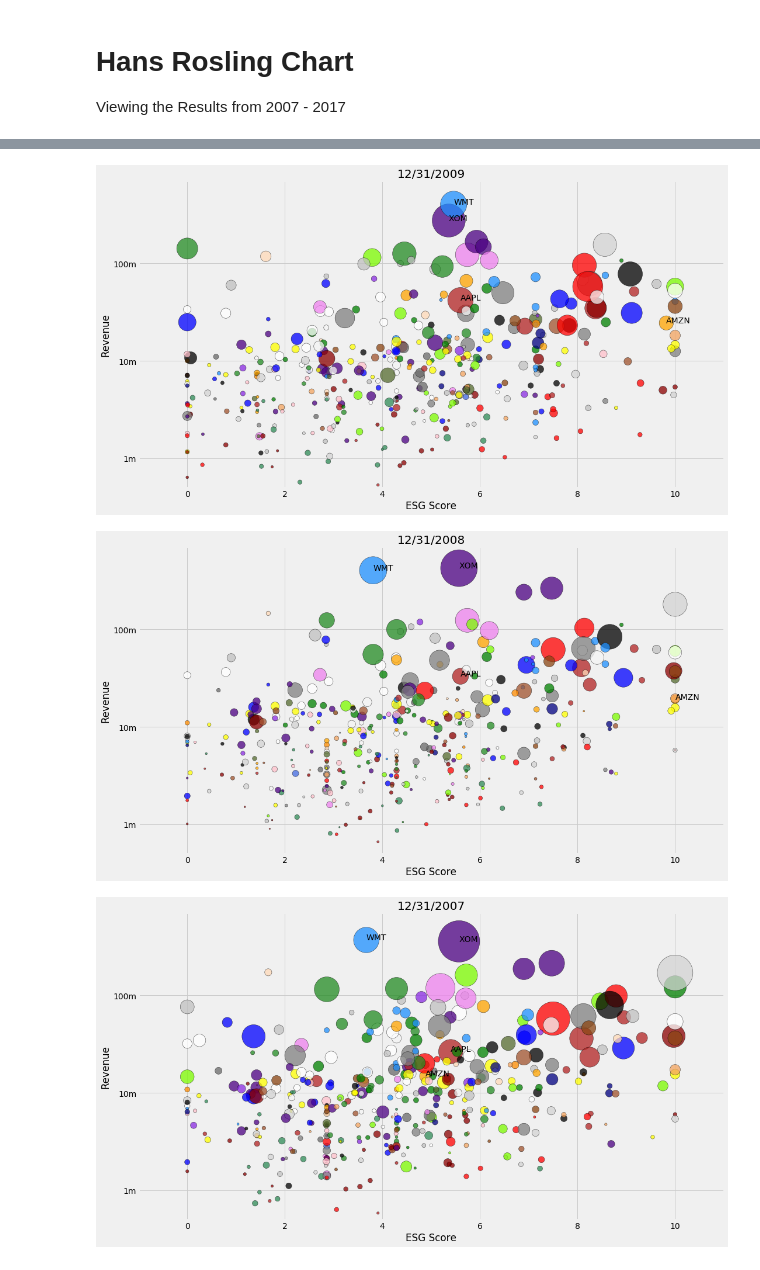
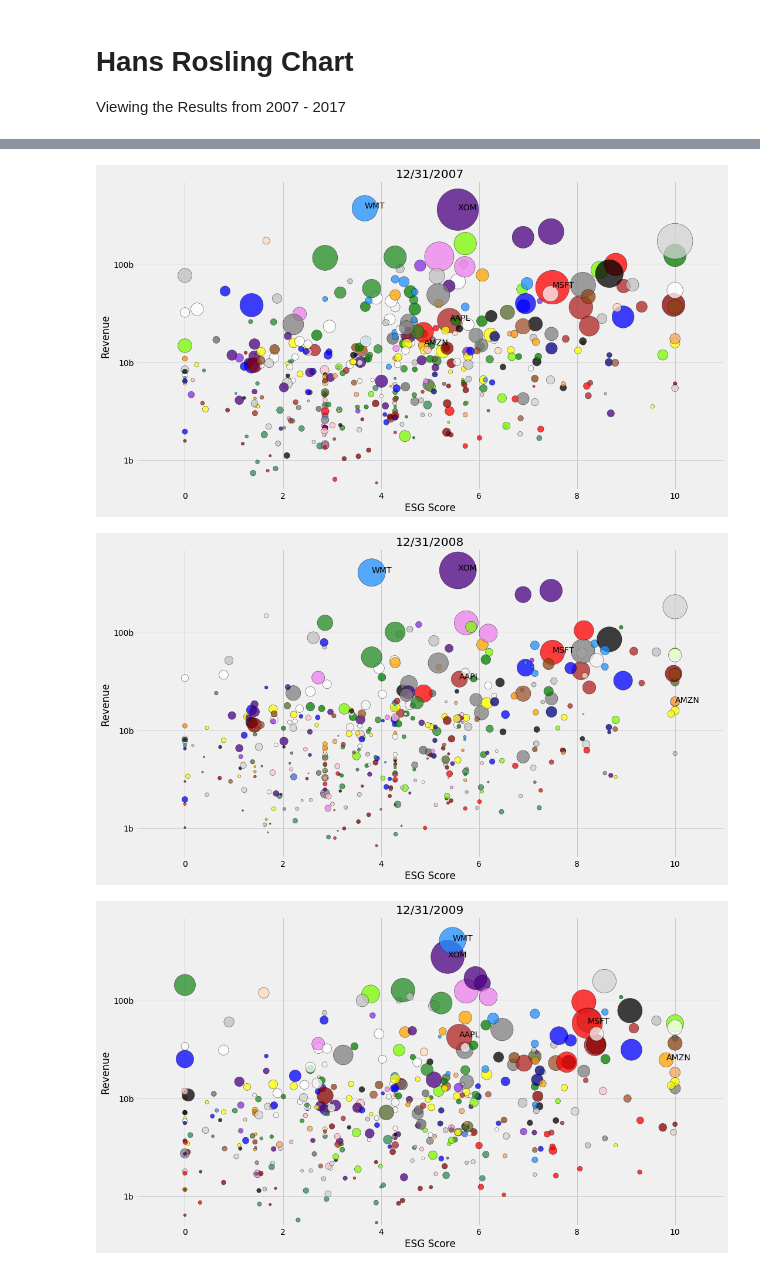
Before and after one commit to naidaire/CTS_Project_HR, a Jupyter notebook: Hans_Rosling.ipynb, the cells around one changed output, grey strips where cells are left out. Cells and saved outputs as stored; diff of their text form; code cells hidden in the pictures.

```diff
--- a/Hans_Rosling.ipynb
+++ b/Hans_Rosling.ipynb
@@ -153,12 +154,13 @@ sect_color_dict = {
     'Media and Publishing Services': 'saddlebrown',
     'Household Products': 'navy',
     'Household Services': 'royalblue',
-    'Consumer Goods': 'sandybrown'
+    'Consumer Goods': 'sandybrown',
+    'General or Multi-Industry Revenue': 'black'
 
 }
 # %%
 # Sum ESG Scores for Environment + Social + Government
-#hans_rosling.loc[:, 'rbics_sect_color'] = hans_rosling.loc[:, 'rbics_sect'].map(sect_color_dict)
+hans_rosling.loc[:, 'rbics_sect_color'] = hans_rosling.loc[:, 'rbics_sect'].map(sect_color_dict)
 
 #hans_rosling.loc[:, 'esg_combined'] = hans_rosling.loc[:, ['msci_esg_env','msci_esg_social', 'msci_esg_gov']].sum(axis=1)
 # %% [markdown]
@@ -188,7 +190,7 @@ def hans_rosling_date(year):
     my_dict = {}
 
     for symbol in ['FB', 'AMZN', 'AAPL', 'NFLX', 'GOOG', 'BRK.B', 'WMT', 'XOM',
-                   ]:
+                   'MSFT']:
         symbol_filter = hans_rosling_year.loc[:, 'Symbol'] == symbol
         label = np.array((hans_rosling_year.loc[symbol_filter, ['msci_esg_score', 'sales_total']]))
         if label.size >1:
@@ -206,7 +208,7 @@ def hans_rosling_date(year):
     plt.xlim(-1,11)
     plt.ylim(500, 700000)
     plt.title(year)
-    plt.yticks([1000,10000,100000], ['1m','10m','100m'])
+    plt.yticks([1000,10000,100000], ['1b','10b','100b'])
 
 
     # Adding Labels for Symbol, ESG score, and Sales Total
@@ -258,12 +228,7 @@ hans_rosling_date('12/31/2010')
-# %%
-hans_rosling_date('12/31/2009')
-# %% [output]
-[figure, removed]
-# %%
-hans_rosling_date('12/31/2008')
-# %% [output]
-[figure, removed]
-# %%
-hans_rosling_date('12/31/2007')
-# %% [output]
-[figure, removed]
+# %%
+for date in hans_rosling.Date.unique():
+    hans_rosling_date(date)
+# %% [output]
+[figure, added]
+[figure, added]
+[figure, added]
```
Also changed, not shown: parts of 12 cells of this notebook, 2 other files.
